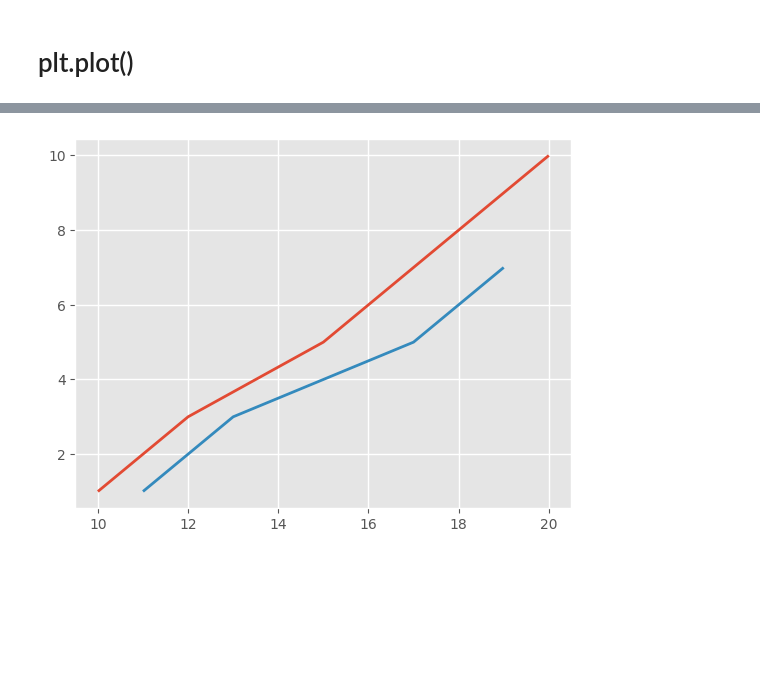
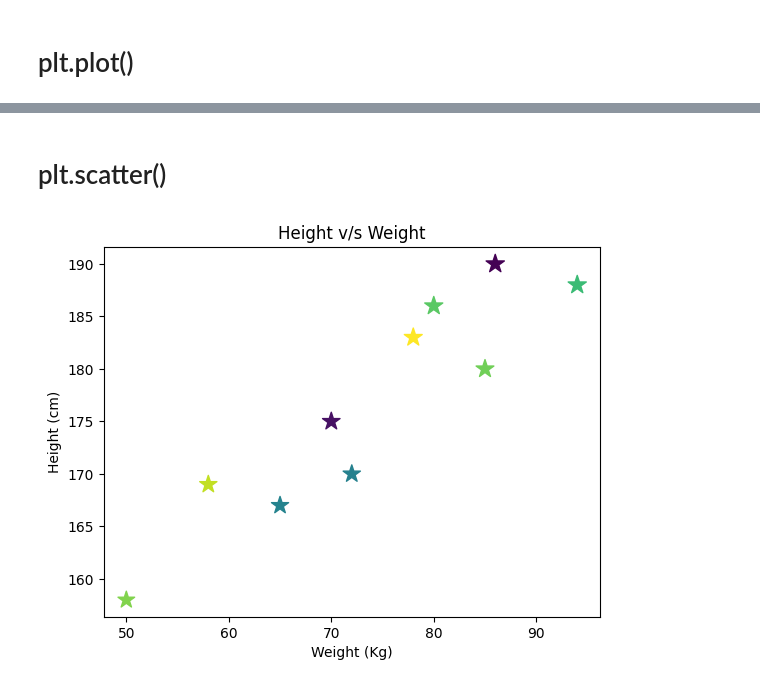
Before and after one commit to rakeshkandhi/Data-Science, a Jupyter notebook: Python/Libraries/Matplotlib.ipynb, the cells around one changed output, grey strips where cells are left out. Drawn from its saved outputs; the diff is of its cells as text; code cells hidden in the pictures; blank space fills up the shorter version.

Commit message:
scatter plot

```diff
--- a/Python/Libraries/Matplotlib.ipynb
+++ b/Python/Libraries/Matplotlib.ipynb
@@ -90,7 +90,14 @@ plt.show()  # displaying the plot
-# %%
-plt.style.use("ggplot")
-plt.plot(x, y)
-plt.plot(mat[0], mat[1])
-plt.show()
-# %% [output]
-[figure, removed]
+# %% [markdown]
+# plt.scatter()
+# %%
+height = [167, 175, 170, 186, 190, 188, 158, 169, 183, 180]
+weight = [65, 70, 72, 80, 86, 94, 50, 58, 78, 85]
+colors = np.random.randint(120,size=(len(height)))
+sizes = 10*np.linspace(10,50,(len(height)))
+plt.scatter(weight, height,c=colors,s=height, marker='*')
+plt.xlabel("Weight (Kg)")
+plt.ylabel("Height (cm)")
+plt.title("Height v/s Weight")
+plt.show()
+# %% [output]
+[figure, added]
```
Also changed, not shown: parts of 1 cell of this notebook.
